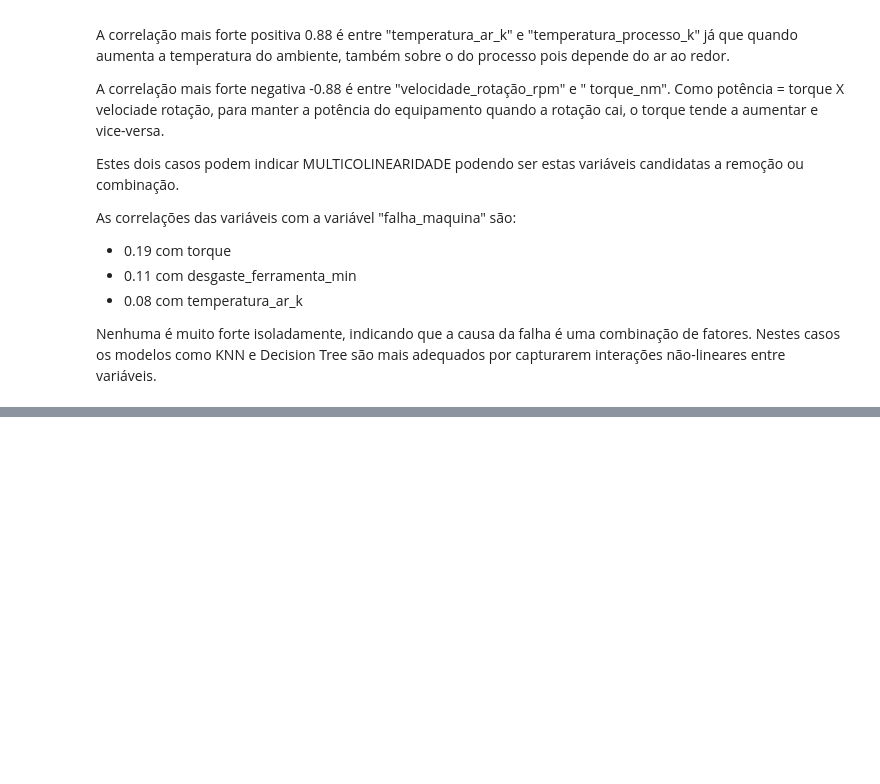
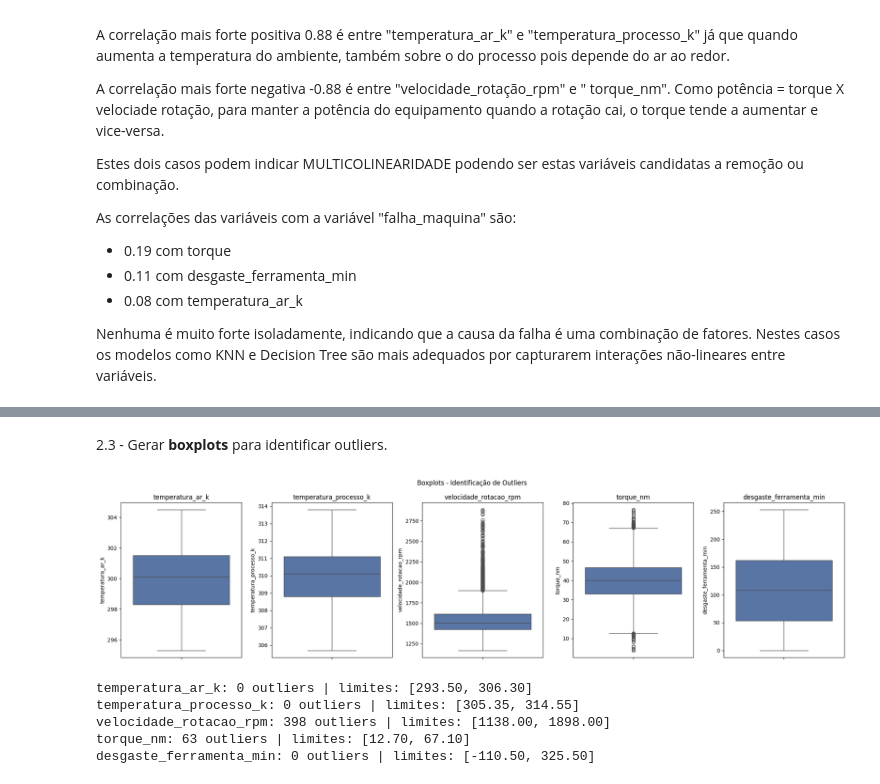
Before and after one commit to eduardobauer1981/PROJETOAVALIATIVO_MODULO1, a Jupyter notebook: projeto_maquinas.ipynb, the cells around one changed output, grey strips where cells are left out. Cells and saved outputs as stored; diff of their text form; code cells hidden in the pictures; blank space fills up the shorter version.

```diff
--- a/projeto_maquinas.ipynb
+++ b/projeto_maquinas.ipynb
@@ -203,0 +248,31 @@ Nenhuma é muito forte isoladamente, indicando que a causa da falha é uma combi
+# %% [markdown]
+2.3 - Gerar **boxplots** para identificar outliers.
+# %%
+verifica_outlier = ['temperatura_ar_k', 'temperatura_processo_k',
+                      'velocidade_rotacao_rpm', 'torque_nm', 'desgaste_ferramenta_min']
+
+fig, axes = plt.subplots(1, 5, figsize=(20, 5))
+
+for i, col in enumerate(verifica_outlier):
+    sns.boxplot(y=df[col], ax=axes[i], color='#4C72B0')
+    axes[i].set_title(col)
+
+plt.suptitle('Boxplots - Identificação de Outliers')
+plt.tight_layout()
+plt.show()
+
+for col in verifica_outlier:
+    Q1 = df[col].quantile(0.25)
+    Q3 = df[col].quantile(0.75)
+    IQR = Q3 - Q1
+    limite_inferior = Q1 - 1.5 * IQR
+    limite_superior = Q3 + 1.5 * IQR
+    outliers = df[(df[col] < limite_inferior) | (df[col] > limite_superior)]
+    print(f"{col}: {len(outliers)} outliers | limites: [{limite_inferior:.2f}, {limite_superior:.2f}]")
+# %% [output]
+[figure, added]
+temperatura_ar_k: 0 outliers | limites: [293.50, 306.30]
+temperatura_processo_k: 0 outliers | limites: [305.35, 314.55]
+velocidade_rotacao_rpm: 398 outliers | limites: [1138.00, 1898.00]
+torque_nm: 63 outliers | limites: [12.70, 67.10]
+desgaste_ferramenta_min: 0 outliers | limites: [-110.50, 325.50]
```
Also changed, not shown: parts of 12 cells of this notebook.
